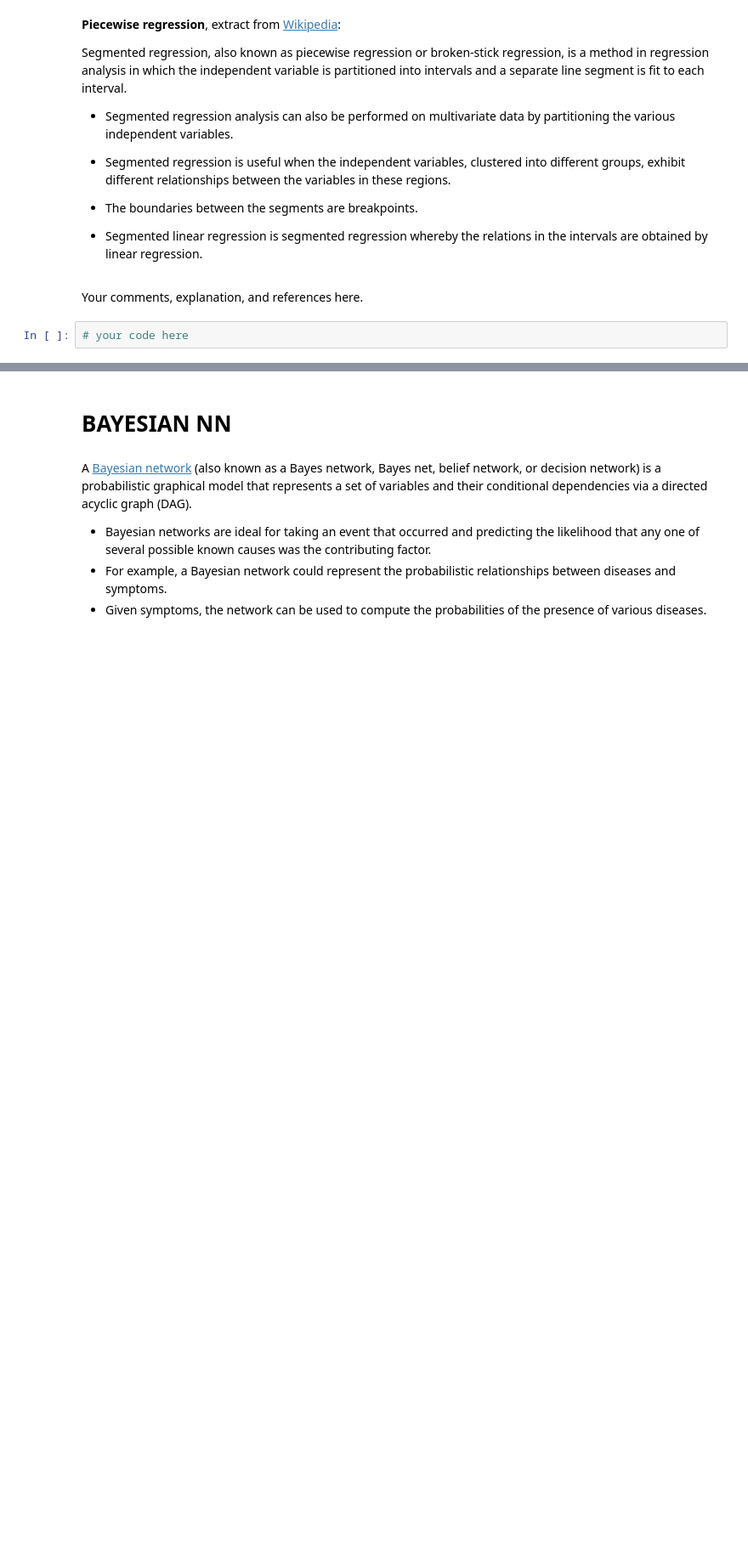
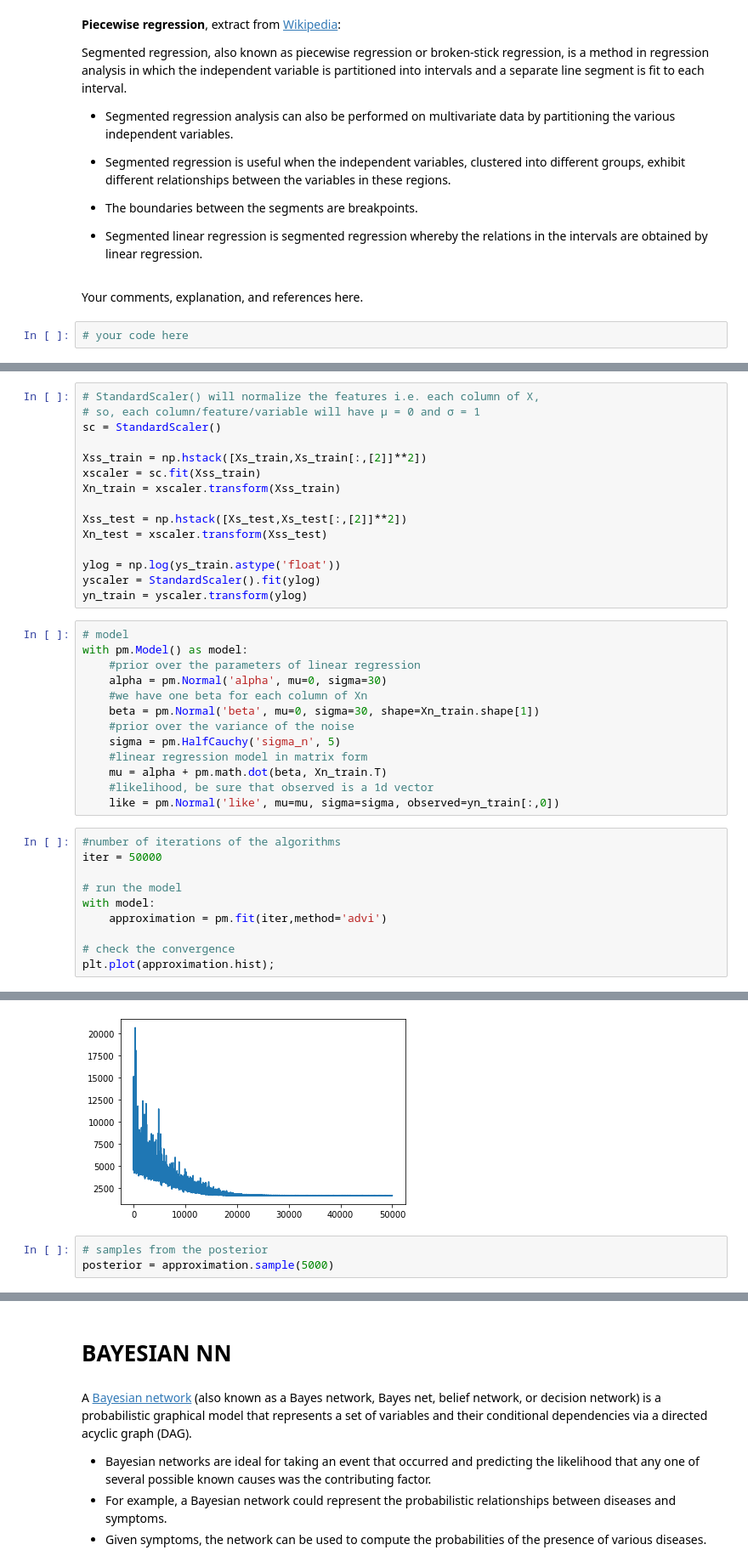
Before and after one commit to barrytl/ET5003_SEM1_2021-2, a Jupyter notebook: Week-5/ET5003_KaggleCompetition.ipynb, the cells around one changed output, grey strips where cells are left out. Shown at 85% size. Saved outputs shown, nothing was run; the diff lists cells and outputs as text; blank space fills up the shorter version.

```diff
--- a/Week-5/ET5003_KaggleCompetition.ipynb
+++ b/Week-5/ET5003_KaggleCompetition.ipynb
@@ -634,0 +819,39 @@ Your comments, explanation, and references here.
+# %%
+# StandardScaler() will normalize the features i.e. each column of X,
+# so, each column/feature/variable will have μ = 0 and σ = 1
+sc = StandardScaler()
+
+Xss_train = np.hstack([Xs_train,Xs_train[:,[2]]**2])
+xscaler = sc.fit(Xss_train)
+Xn_train = xscaler.transform(Xss_train)
+
+Xss_test = np.hstack([Xs_test,Xs_test[:,[2]]**2])
+Xn_test = xscaler.transform(Xss_test)
+
+ylog = np.log(ys_train.astype('float'))
+yscaler = StandardScaler().fit(ylog)
+yn_train = yscaler.transform(ylog)
+# %%
+# model
+with pm.Model() as model:
+    #prior over the parameters of linear regression
+    alpha = pm.Normal('alpha', mu=0, sigma=30)
+    #we have one beta for each column of Xn
+    beta = pm.Normal('beta', mu=0, sigma=30, shape=Xn_train.shape[1])
+    #prior over the variance of the noise
+    sigma = pm.HalfCauchy('sigma_n', 5)
+    #linear regression model in matrix form
+    mu = alpha + pm.math.dot(beta, Xn_train.T)
+    #likelihood, be sure that observed is a 1d vector
+    like = pm.Normal('like', mu=mu, sigma=sigma, observed=yn_train[:,0])
+# %%
+#number of iterations of the algorithms
+iter = 50000
+
+# run the model
+with model:
+    approximation = pm.fit(iter,method='advi')
+
+# check the convergence
+plt.plot(approximation.hist);
+# %% [output]
@@ -634,0 +860,4 @@ Your comments, explanation, and references here.
+[figure, added]
+# %%
+# samples from the posterior
+posterior = approximation.sample(5000)
```
Also changed, not shown: parts of 42 cells of this notebook.
